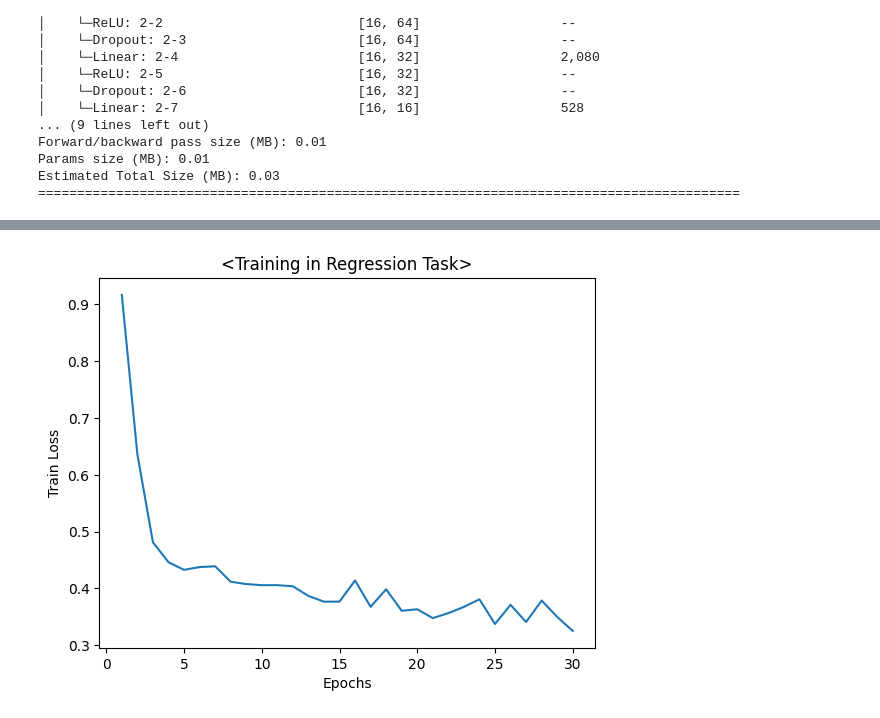
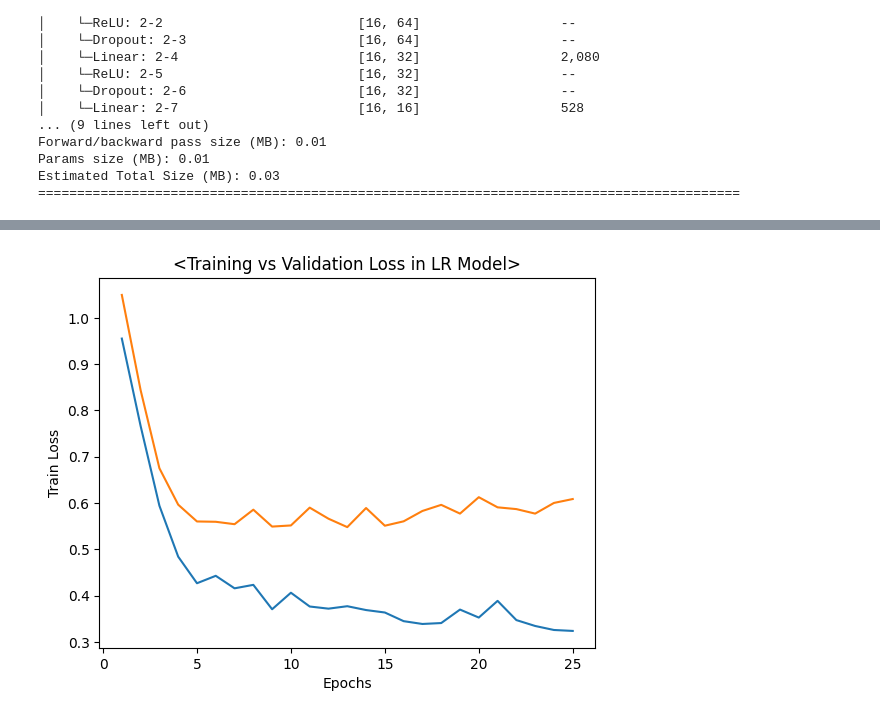
Before and after one commit to munozDilean/EarthquakePredictionModel, a Jupyter notebook: LinearRegressionModel.ipynb, the cells around one changed output, grey strips where cells are left out. Saved outputs shown, nothing was run; the diff lists cells and outputs as text; code cells hidden in the pictures.

Commit message:
update linear regression model

```diff
--- a/LinearRegressionModel.ipynb
+++ b/LinearRegressionModel.ipynb
@@ -28,11 +28,21 @@ def load_data(data_frame, feature_columns, target_column):
     """
     # Split data into train and test
     data_split = int(len(data_frame) * 0.8) # train ratio 0.8
-    training_data, test_data = data_frame[:data_split], data_frame[data_split:]
+    training_data = data_frame[:data_split]
+    test_data = data_frame[data_split:]
+
+    # Split train set into train and validation
+    val_split = int(len(training_data) / 4) # 0.8 / 4 = 0.2
+    val_data = training_data[:val_split]
+    training_data = training_data[val_split:]
 
     # Prepare features and y values for training set
     X_train = training_data[feature_columns].values.astype(np.float32)
     y_train = training_data[target_column].values
+
+    # Prepare features and y values for training set
+    X_val = val_data[feature_columns].values.astype(np.float32)
+    y_val = val_data[target_column].values
 
     # Prepare features and y values for test set
     X_test = test_data[feature_columns].values.astype(np.float32)
@@ -41,44 +51,55 @@ def load_data(data_frame, feature_columns, target_column):
     # Standardize features
     feature_scaler = StandardScaler()
     X_train_scaled = feature_scaler.fit_transform(X_train)
+    X_val_scaled = feature_scaler.transform(X_val)
     X_test_scaled = feature_scaler.transform(X_test)
 
     # Standardize y values
     y_scaler = StandardScaler()
     y_train_scaled = y_scaler.fit_transform(y_train.reshape(-1, 1)) # standard scaler needs 2D input
     y_train_scaled = y_train_scaled.reshape(-1) # convert back to 1D
+    y_val_scaled = y_scaler.transform(y_val.reshape(-1, 1))
+    y_val_scaled = y_val_scaled.reshape(-1)
     y_test_scaled = y_scaler.transform(y_test.reshape(-1, 1))
     y_test_scaled = y_test_scaled.reshape(-1)
 
     print(f"Current selected features: {feature_columns}")
     print(f"Current y column: {target_column}")
     print(f"Scaled training dataset shape: {X_train_scaled.shape}")
+    print(f"Scaled validation dataset shape: {X_val_scaled.shape}")
     print(f"Scaled test dataset shape: {X_test_scaled.shape}")
     print(f"First 5 values of the first feature in train set (original): {X_train[0, :5]}")
     print(f"First 5 values of the first feature in train set (scaled): {X_train_scaled[0, :5]}")
+    print(f"First 5 values of the first feature in validation set (original): {X_val[0, :5]}")
+    print(f"First 5 values of the first feature in validation set (scaled): {X_val_scaled[0, :5]}")
     print(f"First 5 y values in train set (original): {y_train[:5]}")
     print(f"First 5 y values in train set (scaled): {y_train_scaled[:5]}")
 
     # Create TensorDatasets
     X_train_tensor = torch.FloatTensor(X_train_scaled)
     y_train_tensor = torch.FloatTensor(y_train_scaled)
+    X_val_tensor = torch.FloatTensor(X_val_scaled)
+    y_val_tensor = torch.FloatTensor(y_val_scaled)
     X_test_tensor = torch.FloatTensor(X_test_scaled)
     y_test_tensor = torch.FloatTensor(y_test_scaled)
+
     train_dataset = TensorDataset(X_train_tensor, y_train_tensor)
+    val_dataset = TensorDataset(X_val_tensor, y_val_tensor)
     test_dataset = TensorDataset(X_test_tensor, y_test_tensor)
 
     # Create DataLoaders
     train_loader = DataLoader(train_dataset, batch_size=16, shuffle=True)
+    val_loader = DataLoader(val_dataset, batch_size=16, shuffle=False)
     test_loader = DataLoader(test_dataset, batch_size=16, shuffle=False)
 
-    return train_loader, test_loader, feature_scaler, y_scaler
+    return train_loader, val_loader, test_loader, feature_scaler, y_scaler
 # %%
 # load data
 data_frame = pd.read_csv('./datasets/earthquake_1995-2023.csv')
 feature_columns = ['magnitude', 'cdi', 'mmi', 'tsunami', 'dmin', 'gap', 'depth', 'latitude', 'longitude']
 target_column = 'sig'
 
-train_dataloader, test_dataloader, feature_scaler, y_scaler = load_data(data_frame, feature_columns, target_column)
+train_dataloader, val_dataloader, test_dataloader, feature_scaler, y_scaler = load_data(data_frame, feature_columns, target_column)
 # print(len(train_dataloader), len(test_dataloader))
 # %% [output]
 Current selected features: ['magnitude', 'cdi', 'mmi', 'tsunami', 'dmin', 'gap', 'depth', 'latitude', 'longitude']
@@ -150,7 +174,7 @@ Estimated Total Size (MB): 0.03
 ==========================================================================================
 # %%
 # set up hyperparameters
-epochs = 30
+epochs = 25
 learning_rate = 0.001
 w_decay = 0.0001 # L2 regularization
 
@@ -237,17 +261,21 @@ def test(model, test_dataloader, loss_function, y_scaler):
 # train the model
 num_of_epochs = []
 train_losses = []
+val_losses = []
 
 for epoch in range(1, epochs+1):
     num_of_epochs.append(epoch)
     current_train_loss = train(model, train_dataloader, epoch, loss, optimizer)
+    current_val_loss, _, _ = test(model, val_dataloader, loss, y_scaler)
     train_losses.append(current_train_loss)
+    val_losses.append(current_val_loss)
 
 # visualize the training process
 # print(f"len(num_of_epochs): {len(num_of_epochs)}, len(train_losses): {len(train_losses)}")
 fig, axis = plt.subplots()
-axis.set_title("<Training in Regression Task>")
-axis.plot(num_of_epochs, train_losses)
+axis.set_title("<Training vs Validation Loss in LR Model>")
+axis.plot(num_of_epochs, train_losses, label="Train Loss")
+axis.plot(num_of_epochs, val_losses, label="Validation Loss")
 axis.set_xlabel("Epochs")
 axis.set_ylabel("Train Loss")
 plt.show()
@@ -272,4 +300,4 @@ Epoch: 30: Train Loss = 0.3253
-[figure, old version]
+[figure, new version]
 # %%
 # test the model
 test_loss, y_true_original, y_pred_original = test(model, test_dataloader, loss, y_scaler)
```
Also changed, not shown: parts of 6 cells of this notebook.
